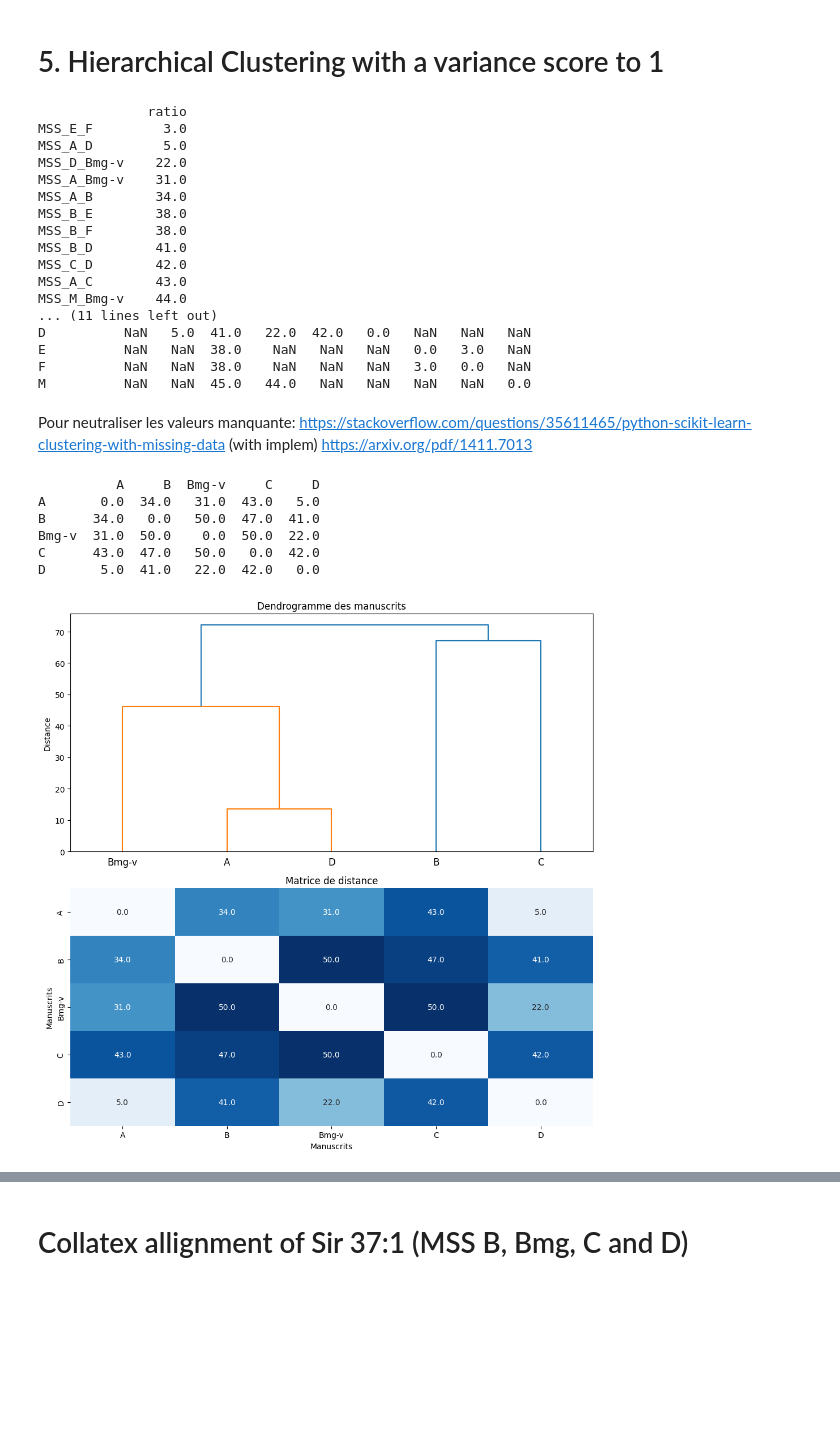
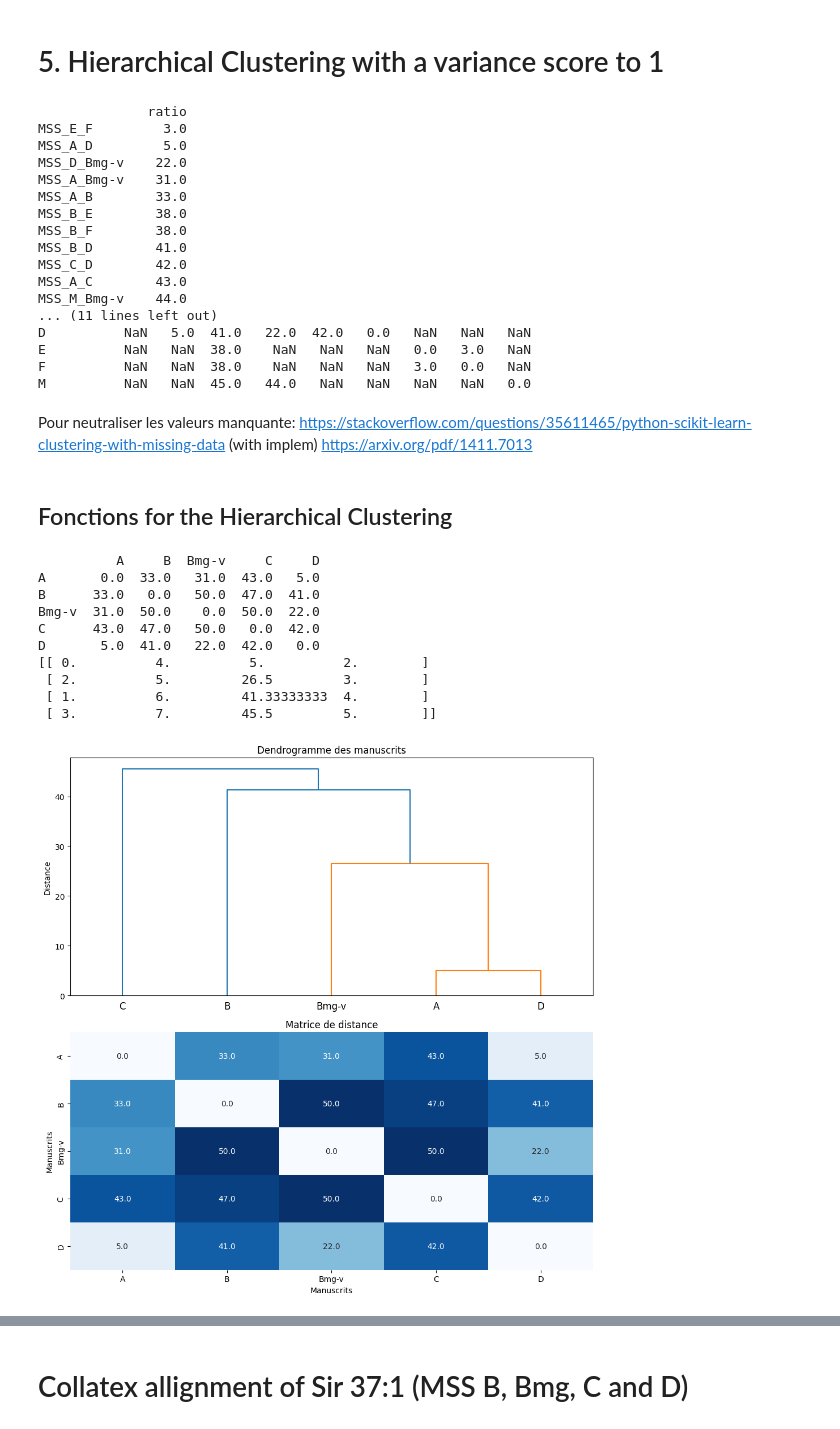
Before and after one commit to metz-theolab/Variant_Analysis_of_Ben_Sira_Hebrew_Manuscripts, a Jupyter notebook: Variant_Analysis.ipynb, the cells around one changed output, grey strips where cells are left out. Saved outputs shown, nothing was run; the diff lists cells and outputs as text; code cells hidden in the pictures; blank space fills up the shorter version.

```diff
--- a/Variant_Analysis.ipynb
+++ b/Variant_Analysis.ipynb
@@ -201,6 +162,10 @@ def create_virtual_MSSmg(
 
 dataframes_virtual = {}
 dataframes_virtual = iterate_on_mg(dataframes)
+# Supprime les ancien Bmg
+dataframes_virtual = {k: v for k, v in dataframes_virtual.items() if "mg" not in k or k.endswith("-v")}
+
+dataframes_virtual.keys()
 # %% [output]
 The dataframes_virtual (pd.DataFrame) is created.
 Creating MSS_M_Bmg_v in dataframes_virtual...
@@ -225,4 +318,9 @@ Exemple a small fragment with overlap of two words, and the to words being diffe
 # %%
+"""
+SUPPRIMER
+"""
+
+
 """
 Ratio of variations
 """
@@ -234,7 +332,7 @@ def ratio_variance(dfs: dict[str, pd.DataFrame]) -> pd.DataFrame:
     variations = {}
 
     for filename, df in dfs.items():
-
+        df['Categories'] = df['Categories'].str.strip()
         #Deletion of “Unclassifiable” lines
         df = df[df['Categories'] != 'Unclassifiable']
 
@@ -298,6 +396,11 @@ MSS_B_11QPsa   81.0
 # %% [markdown]
 # 5. Hierarchical Clustering with a variance score to 1
 # %%
+"""
+SUPPRIMER ?
+"""
+
+
 def ratio_to_matrix(ratio: pd.DataFrame) -> pd.DataFrame:
 
     """
@@ -349,7 +452,7 @@ MSS_E_F         3.0
 MSS_A_D         5.0
 MSS_D_Bmg-v    22.0
 MSS_A_Bmg-v    31.0
-MSS_A_B        34.0
+MSS_A_B        33.0
 MSS_B_E        38.0
 MSS_B_F        38.0
 MSS_B_D        41.0
@@ -366,6 +469,8 @@ Pour neutraliser les valeurs manquante:
 https://stackoverflow.com/questions/35611465/python-scikit-learn-clustering-with-missing-data
 (with implem)
 https://arxiv.org/pdf/1411.7013
+# %% [markdown]
+## Fonctions for the Hierarchical Clustering
 # %%
 def get_largest_complete_submatrix(dist_matrix: pd.DataFrame) -> pd.DataFrame:
     """
@@ -407,35 +512,45 @@ def hierarchical_clustering(dist_matrix: pd.DataFrame) -> None:
     print(sub_matrix)
 
     # Vérification de la symétrie
     assert np.allclose(sub_matrix.values, sub_matrix.values.T), "La matrice n'est pas symétrique"
 
     # Dendrogramme + matrice de distance
     fig, (ax1, ax2) = plt.subplots(2, 1, figsize=(10, 10), gridspec_kw={'height_ratios': [2, 2]})
 
     # Dendrogramme
-    Z = linkage(sub_matrix.values, method='average')
+    from scipy.spatial.distance import squareform
+
+    # Convertit la matrice carrée en vecteur condensé
+    condensed = squareform(sub_matrix.values) # transforme la matrice carrée en matrice condensée
+    Z = linkage(condensed, method='average')
+
+    print(Z)
     dendrogram(Z, labels=sub_matrix.index, ax=ax1)
     ax1.set_title("Dendrogramme des manuscrits")
     ax1.set_xlabel("")
     ax1.set_ylabel("Distance")
 
     # Matrice de distance
     sns.heatmap(sub_matrix, annot=True, cmap="Blues", fmt=".1f", ax=ax2, cbar=False)
     ax2.set_title("Matrice de distance")
     ax2.set_xlabel("Manuscrits")
     ax2.set_ylabel("Manuscrits")
 
     plt.tight_layout()
     plt.show()
 
 
 hierarchical_clustering(dist_matrix)
 # %% [output]
           A     B  Bmg-v     C     D
-A       0.0  34.0   31.0  43.0   5.0
-B      34.0   0.0   50.0  47.0  41.0
+A       0.0  33.0   31.0  43.0   5.0
+B      33.0   0.0   50.0  47.0  41.0
 Bmg-v  31.0  50.0    0.0  50.0  22.0
 C      43.0  47.0   50.0   0.0  42.0
 D       5.0  41.0   22.0  42.0   0.0
+[[ 0.          4.          5.          2.        ]
+ [ 2.          5.         26.5         3.        ]
+ [ 1.          6.         41.33333333  4.        ]
+ [ 3.          7.         45.5         5.        ]]
-[figure, old version]
+[figure, new version]
 # %% [markdown]
```
Also changed, not shown: parts of 33 cells of this notebook.
